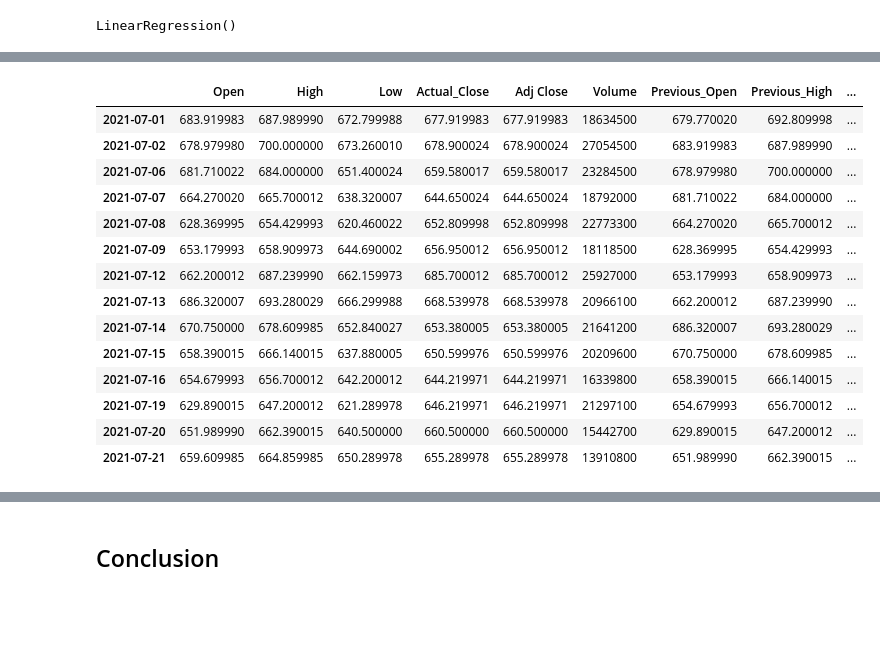
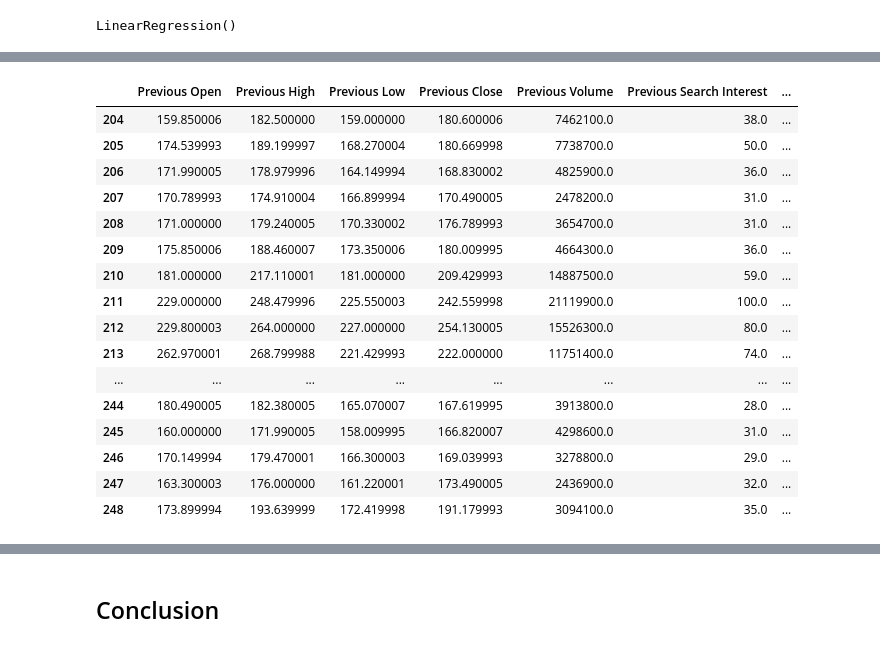
Before and after one commit to atlas125gev/StockProject, a Jupyter notebook: FinalProject/StockAnalysisFromGoogleSearch.Group1.ipynb, the cells around one changed output, grey strips where cells are left out. Cells and saved outputs as stored; diff of their text form; code cells hidden in the pictures; blank space fills up the shorter version.

```diff
--- a/FinalProject/StockAnalysisFromGoogleSearch.Group1.ipynb
+++ b/FinalProject/StockAnalysisFromGoogleSearch.Group1.ipynb
@@ -334,0 +227,11 @@ mergedPrice
+# %%
+StockSearch_df['Previous Open'] = StockSearch_df['Open'].shift(1)
+StockSearch_df['Previous High'] = StockSearch_df['High'].shift(1)
+StockSearch_df['Previous Low'] = StockSearch_df['Low'].shift(1)
+StockSearch_df['Previous Close'] = StockSearch_df['Close'].shift(1)
+StockSearch_df['Previous Adj Close'] = StockSearch_df['Adj Close'].shift(1)
+StockSearch_df['Previous Volume'] = StockSearch_df['Volume'].shift(1)
+StockSearch_df['Previous Search Interest'] = StockSearch_df['Search Interest'].shift(1)
+StockSearch_df.dropna(inplace=True)
+
+StockSearch_df
@@ -334,0 +252,4 @@ mergedPrice
+# %%
+columns = ["Previous Open", "Previous High", "Previous Low", "Previous Close", "Previous Volume", "Previous Search Interest", "Close"]
+StockSearch_df = StockSearch_df[columns]
+StockSearch_df
@@ -335,10 +270,10 @@ mergedPrice
 # %%
-features = list(mergedPrice.columns)
+features = list(StockSearch_df.columns)
 features.remove("Close")
 target = "Close"
 
-X = mergedPrice[features]
-y = mergedPrice[target]
+X = StockSearch_df[features]
+y = StockSearch_df[target]
 # %%
 X_train, X_test, y_train, y_test = train_test_split(X, y, test_size=0.18, shuffle=False)
 # %%
@@ -391,5 +320,5 @@ array([673.79559711, 680.00122858, 670.54413485, 664.14880799,
 # %%
 X_test = X_test.copy()
-X_test['Predicted_Close'] = predictions
+X_test['Predicted Close'] = predictions
 X_test
 # %% [output]
@@ -411,24 +342,26 @@ X_test
 # %%
-stockPrice = stockPrice.rename(columns={'Close': 'Actual_Close'})
+stockPrice = StockSearch_df.rename(columns={'Close': 'Actual Close'})
 predictedPrice = pd.concat([stockPrice, X_test], axis=1)
 predictedPrice.dropna(inplace=True)
 predictedPrice
 # %% [output]
-|  | Open | High | Low | Actual_Close | Adj Close | Volume | Previous_Open | Previous_High | ... |
-| 2021-07-01 | 683.919983 | 687.989990 | 672.799988 | 677.919983 | 677.919983 | 18634500 | 679.770020 | 692.809998 | ... |
-| 2021-07-02 | 678.979980 | 700.000000 | 673.260010 | 678.900024 | 678.900024 | 27054500 | 683.919983 | 687.989990 | ... |
-| 2021-07-06 | 681.710022 | 684.000000 | 651.400024 | 659.580017 | 659.580017 | 23284500 | 678.979980 | 700.000000 | ... |
-| 2021-07-07 | 664.270020 | 665.700012 | 638.320007 | 644.650024 | 644.650024 | 18792000 | 681.710022 | 684.000000 | ... |
-| 2021-07-08 | 628.369995 | 654.429993 | 620.460022 | 652.809998 | 652.809998 | 22773300 | 664.270020 | 665.700012 | ... |
-| 2021-07-09 | 653.179993 | 658.909973 | 644.690002 | 656.950012 | 656.950012 | 18118500 | 628.369995 | 654.429993 | ... |
-| 2021-07-12 | 662.200012 | 687.239990 | 662.159973 | 685.700012 | 685.700012 | 25927000 | 653.179993 | 658.909973 | ... |
-| 2021-07-13 | 686.320007 | 693.280029 | 666.299988 | 668.539978 | 668.539978 | 20966100 | 662.200012 | 687.239990 | ... |
-| 2021-07-14 | 670.750000 | 678.609985 | 652.840027 | 653.380005 | 653.380005 | 21641200 | 686.320007 | 693.280029 | ... |
-| 2021-07-15 | 658.390015 | 666.140015 | 637.880005 | 650.599976 | 650.599976 | 20209600 | 670.750000 | 678.609985 | ... |
-| 2021-07-16 | 654.679993 | 656.700012 | 642.200012 | 644.219971 | 644.219971 | 16339800 | 658.390015 | 666.140015 | ... |
-| 2021-07-19 | 629.890015 | 647.200012 | 621.289978 | 646.219971 | 646.219971 | 21297100 | 654.679993 | 656.700012 | ... |
-| 2021-07-20 | 651.989990 | 662.390015 | 640.500000 | 660.500000 | 660.500000 | 15442700 | 629.890015 | 647.200012 | ... |
-| 2021-07-21 | 659.609985 | 664.859985 | 650.289978 | 655.289978 | 655.289978 | 13910800 | 651.989990 | 662.390015 | ... |
+|  | Previous Open | Previous High | Previous Low | Previous Close | Previous Volume | Previous Search Interest | ... |
+| 204 | 159.850006 | 182.500000 | 159.000000 | 180.600006 | 7462100.0 | 38.0 | ... |
+| 205 | 174.539993 | 189.199997 | 168.270004 | 180.669998 | 7738700.0 | 50.0 | ... |
+| 206 | 171.990005 | 178.979996 | 164.149994 | 168.830002 | 4825900.0 | 36.0 | ... |
+| 207 | 170.789993 | 174.910004 | 166.899994 | 170.490005 | 2478200.0 | 31.0 | ... |
+| 208 | 171.000000 | 179.240005 | 170.330002 | 176.789993 | 3654700.0 | 31.0 | ... |
+| 209 | 175.850006 | 188.460007 | 173.350006 | 180.009995 | 4664300.0 | 36.0 | ... |
+| 210 | 181.000000 | 217.110001 | 181.000000 | 209.429993 | 14887500.0 | 59.0 | ... |
+| 211 | 229.000000 | 248.479996 | 225.550003 | 242.559998 | 21119900.0 | 100.0 | ... |
+| 212 | 229.800003 | 264.000000 | 227.000000 | 254.130005 | 15526300.0 | 80.0 | ... |
+| 213 | 262.970001 | 268.799988 | 221.429993 | 222.000000 | 11751400.0 | 74.0 | ... |
+| ... | ... | ... | ... | ... | ... | ... | ... |
+| 244 | 180.490005 | 182.380005 | 165.070007 | 167.619995 | 3913800.0 | 28.0 | ... |
+| 245 | 160.000000 | 171.990005 | 158.009995 | 166.820007 | 4298600.0 | 31.0 | ... |
+| 246 | 170.149994 | 179.470001 | 166.300003 | 169.039993 | 3278800.0 | 29.0 | ... |
+| 247 | 163.300003 | 176.000000 | 161.220001 | 173.490005 | 2436900.0 | 32.0 | ... |
+| 248 | 173.899994 | 193.639999 | 172.419998 | 191.179993 | 3094100.0 | 35.0 | ... |
 # %%
 sns.set_theme(style="darkgrid")
 fig, ax = plt.subplots(figsize = (12,6))
```
Also changed, not shown: parts of 32 cells of this notebook, 3 other files.
